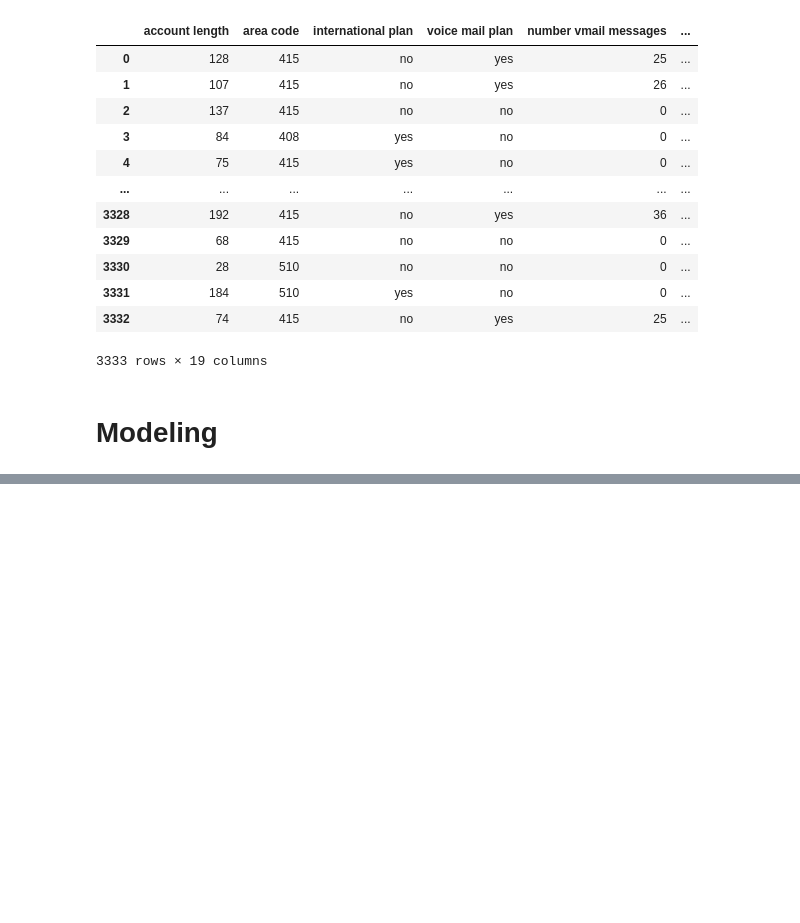
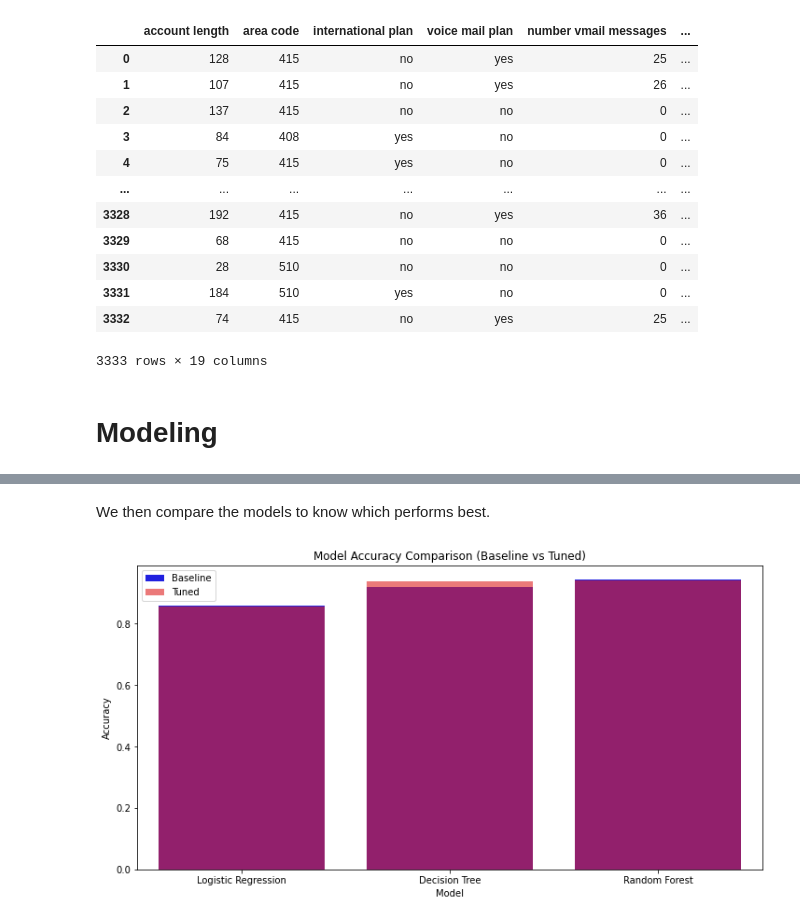
Before and after one commit to Audrey-coder/Phase-3-Project, a Jupyter notebook: index.ipynb, the cells around one changed output, grey strips where cells are left out. Saved outputs shown, nothing was run; the diff lists cells and outputs as text; code cells hidden in the pictures; blank space fills up the shorter version.

```diff
--- a/index.ipynb
+++ b/index.ipynb
@@ -242,0 +253,8 @@ NameError: name 'roc_auc_score' is not defined
+# %%
+# Logistic Regression Tuning
+grid_lr = GridSearchCV(LogisticRegression(max_iter=1000), param_grid_lr, cv=5, scoring='accuracy')
+grid_lr.fit(X_train, y_train)
+best_lr = grid_lr.best_estimator_
+y_pred = best_lr.predict(X_test)
+print('\nTuned Logistic Regression Accuracy:', accuracy_score(y_test, y_pred))
+print(classification_report(y_test, y_pred))
@@ -242,0 +271,8 @@ NameError: name 'roc_auc_score' is not defined
+# %%
+# Decision Tree Tuning
+grid_dt = GridSearchCV(DecisionTreeClassifier(random_state=42), param_grid_dt, cv=5, scoring='accuracy')
+grid_dt.fit(X_train, y_train)
+best_dt = grid_dt.best_estimator_
+y_pred = best_dt.predict(X_test)
+print('\nTuned Decision Tree Accuracy:', accuracy_score(y_test, y_pred))
+print(classification_report(y_test, y_pred))
@@ -242,0 +289,8 @@ NameError: name 'roc_auc_score' is not defined
+# %%
+# Random Forest Tuning
+grid_rf = GridSearchCV(RandomForestClassifier(random_state=42), param_grid_rf, cv=5, scoring='accuracy')
+grid_rf.fit(X_train, y_train)
+best_rf = grid_rf.best_estimator_
+y_pred = best_rf.predict(X_test)
+print('\nTuned Random Forest Accuracy:', accuracy_score(y_test, y_pred))
+print(classification_report(y_test, y_pred))
@@ -242,0 +307,25 @@ NameError: name 'roc_auc_score' is not defined
+# %% [markdown]
+We then compare the models to know which performs best.
+# %%
+# Model Performance Comparison
+comparison_df = pd.DataFrame({
+    'Model': ['Logistic Regression', 'Decision Tree', 'Random Forest'],
+    'Baseline Accuracy': [accuracy_score(y_test, log_reg.predict(X_test)),
+                          accuracy_score(y_test, dt.predict(X_test)),
+                          accuracy_score(y_test, rf.predict(X_test))],
+    'Tuned Accuracy': [accuracy_score(y_test, best_lr.predict(X_test)),
+                       accuracy_score(y_test, best_dt.predict(X_test)),
+                       accuracy_score(y_test, best_rf.predict(X_test))]
+})
+# %%
+# Plotting the results of model accuracy comparison
+plt.figure(figsize=(12, 6))
+sns.barplot(x='Model', y='Baseline Accuracy', data=comparison_df, color='blue', label='Baseline')
+sns.barplot(x='Model', y='Tuned Accuracy', data=comparison_df, color='red', alpha=0.6, label='Tuned')
+plt.title('Model Accuracy Comparison (Baseline vs Tuned)')
+plt.xlabel('Model')
+plt.ylabel('Accuracy')
+plt.legend()
+plt.show()
+# %% [output]
+[figure, added]
```
Also changed, not shown: parts of 42 cells of this notebook, 5 other files.
